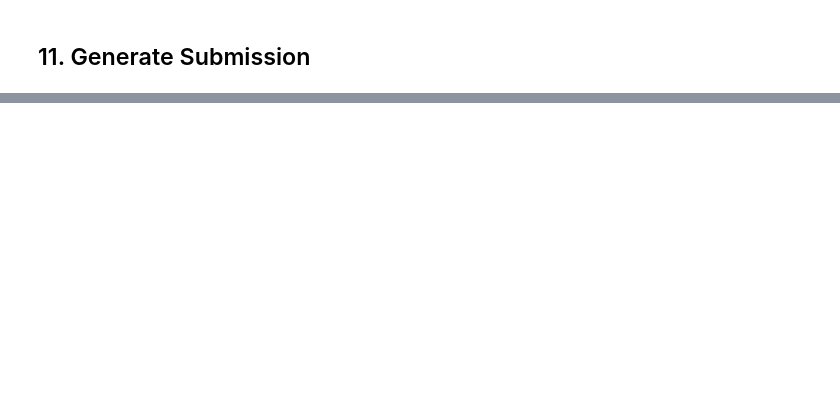
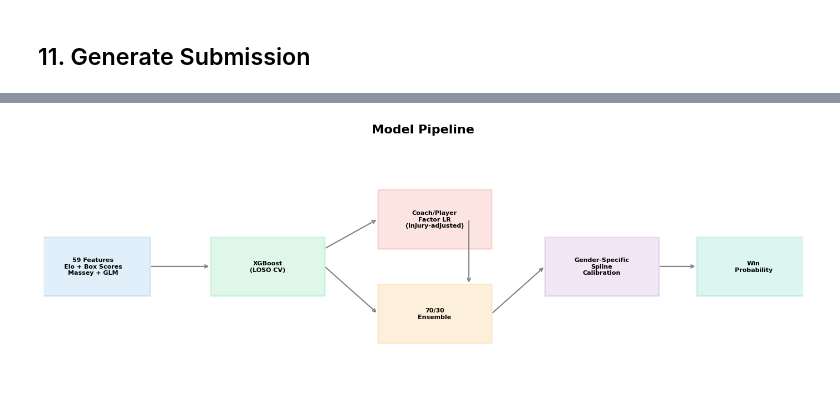
Before and after one commit to isaacvm98/march-machine-learning-mania-2026, a Jupyter notebook: integrated-model.ipynb, the cells around one changed output, grey strips where cells are left out. Saved outputs shown, nothing was run; the diff lists cells and outputs as text; code cells hidden in the pictures; blank space fills up the shorter version.

```diff
--- a/integrated-model.ipynb
+++ b/integrated-model.ipynb
@@ -831,0 +1479,60 @@ Name: Pred, dtype: float64
+# %%
+# ── VIZ 1: Model Pipeline Diagram (text-based, clean) ────────────────────────
+fig, ax = plt.subplots(figsize=(14, 5))
+ax.set_xlim(0, 10)
+ax.set_ylim(0, 4)
+ax.axis("off")
+ax.set_title("Model Pipeline", fontsize=16, fontweight="bold", pad=20)
+
+boxes = [
+    (0.5, 2, "59 Features\nElo + Box Scores\nMassey + GLM", "#3498db"),
+    (2.8, 2, "XGBoost\n(LOSO CV)", "#2ecc71"),
+    (5.0, 2.8, "Coach/Player\nFactor LR\n(injury-adjusted)", "#e74c3c"),
+    (5.0, 1.2, "70/30\nEnsemble", "#f39c12"),
+    (7.2, 2, "Gender-Specific\nSpline\nCalibration", "#9b59b6"),
+    (9.2, 2, "Win\nProbability", "#1abc9c"),
+]
+for x, y, txt, color in boxes:
+    ax.add_patch(
+        plt.Rectangle(
+            (x - 0.6, y - 0.5),
+            1.5,
+            1.0,
+            facecolor=color,
+            alpha=0.15,
+            edgecolor=color,
+            linewidth=2,
+            zorder=2,
+        )
+    )
+    ax.text(
+        x + 0.15,
+        y,
+        txt,
+        ha="center",
+        va="center",
+        fontsize=8,
+        fontweight="bold",
+        zorder=3,
+    )
+
+arrows = [
+    (1.4, 2, 2.2, 2),
+    (3.7, 2, 4.4, 1.2),
+    (3.7, 2.3, 4.4, 2.8),
+    (5.6, 2.8, 5.6, 1.7),
+    (5.9, 1.2, 6.6, 2),
+    (8.1, 2, 8.6, 2),
+]
+for x1, y1, x2, y2 in arrows:
+    ax.annotate(
+        "",
+        xy=(x2, y2),
+        xytext=(x1, y1),
+        arrowprops=dict(arrowstyle="->", color="gray", lw=1.5),
+    )
+plt.tight_layout()
+plt.savefig("viz_pipeline.png", dpi=150, bbox_inches="tight")
+plt.show()
+# %% [output]
+[figure, added]
```
Also changed, not shown: parts of 34 cells of this notebook, 15 other files.
